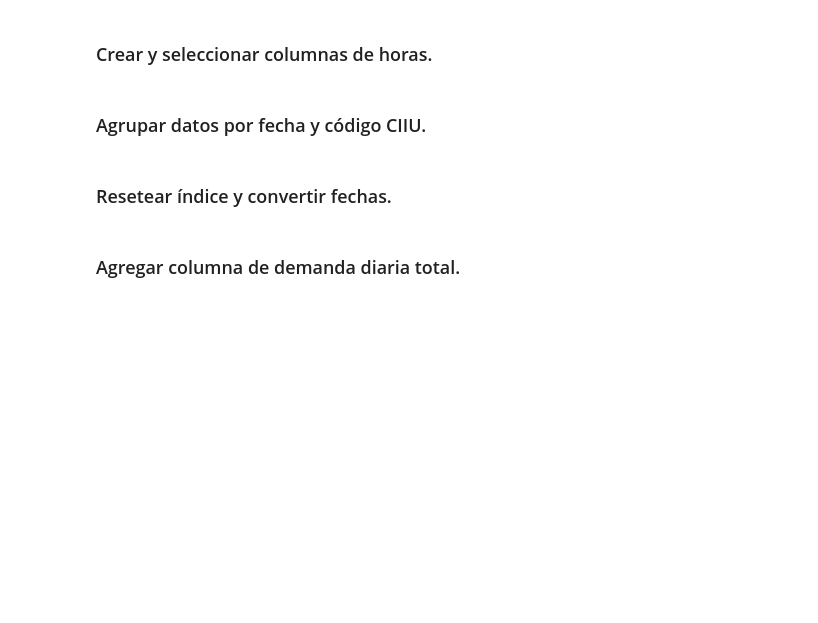
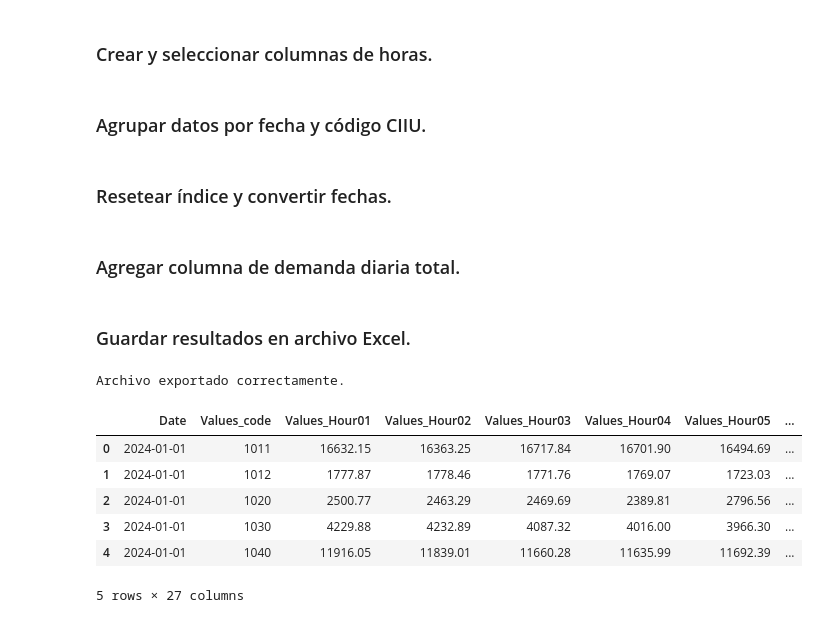
Before and after one commit to S00LEY/Talento-B_-Ing-Data, a Jupyter notebook: DemaComeNoReg_CIIU_Alimentos_2024.ipynb, the cells around one changed output. Saved outputs shown, nothing was run; the diff lists cells and outputs as text; code cells hidden in the pictures; blank space fills up the shorter version.

Commit message:
:floppy_disk: Guardar resultados en archivo Excel
Se guarda el DataFrame resultante en un archivo Excel para su posterior análisis.

```diff
--- a/DemaComeNoReg_CIIU_Alimentos_2024.ipynb
+++ b/DemaComeNoReg_CIIU_Alimentos_2024.ipynb
@@ -169,3 +169,22 @@ df_daily_reset['Date'] = pd.to_datetime(df_daily_reset['Date']).dt.date
 # %%
 # Agregar la columna 'Total_Demanda_Dia' sumando todas las columnas de Values_Hour
 df_daily_reset['Total_Demanda_Dia'] = df_daily_reset[hour_columns].sum(axis=1)
+# %% [markdown]
+### Guardar resultados en archivo Excel.
+# %%
+# Guardar el DataFrame a un archivo CSV o Excel
+#df_daily_reset.to_csv('frecuencia_diaria_manufactura_alimentos_con_total.csv', index=False)
+df_daily_reset.to_excel('frecuencia_diaria_manufactura_alimentos_con_total.xlsx', index=False)
+
+# Verificación
+print("Archivo exportado correctamente.")
+df_daily_reset.head()
+# %% [output]
+Archivo exportado correctamente.
+|  | Date | Values_code | Values_Hour01 | Values_Hour02 | Values_Hour03 | Values_Hour04 | Values_Hour05 | ... |
+| 0 | 2024-01-01 | 1011 | 16632.15 | 16363.25 | 16717.84 | 16701.90 | 16494.69 | ... |
+| 1 | 2024-01-01 | 1012 | 1777.87 | 1778.46 | 1771.76 | 1769.07 | 1723.03 | ... |
+| 2 | 2024-01-01 | 1020 | 2500.77 | 2463.29 | 2469.69 | 2389.81 | 2796.56 | ... |
+| 3 | 2024-01-01 | 1030 | 4229.88 | 4232.89 | 4087.32 | 4016.00 | 3966.30 | ... |
+| 4 | 2024-01-01 | 1040 | 11916.05 | 11839.01 | 11660.28 | 11635.99 | 11692.39 | ... |
+5 rows × 27 columns
```
Also changed, not shown: 1 other file.
